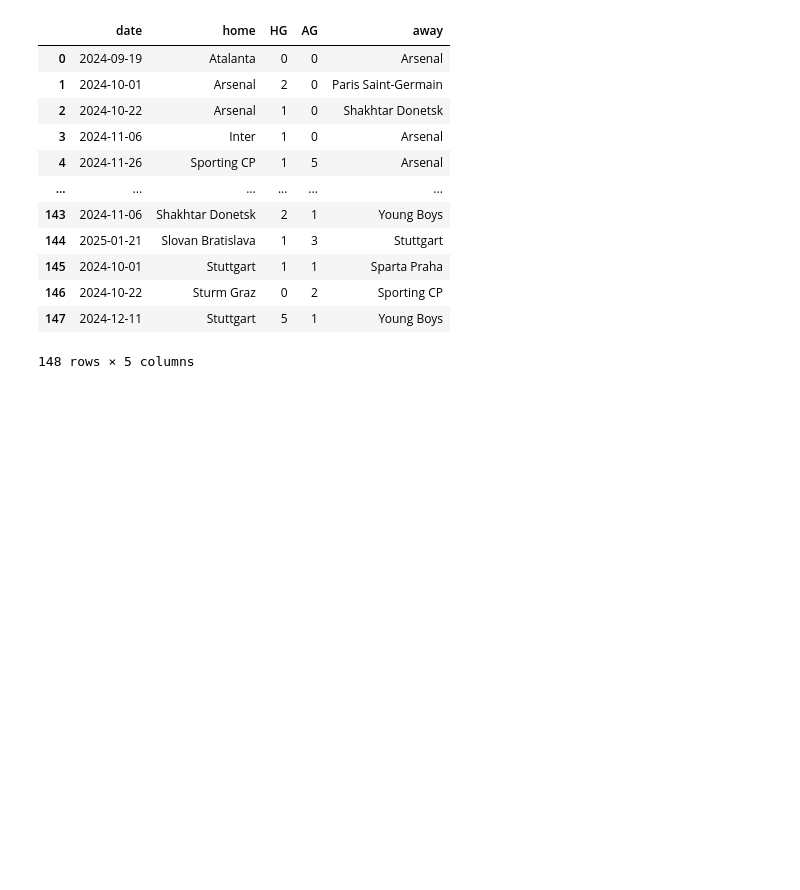
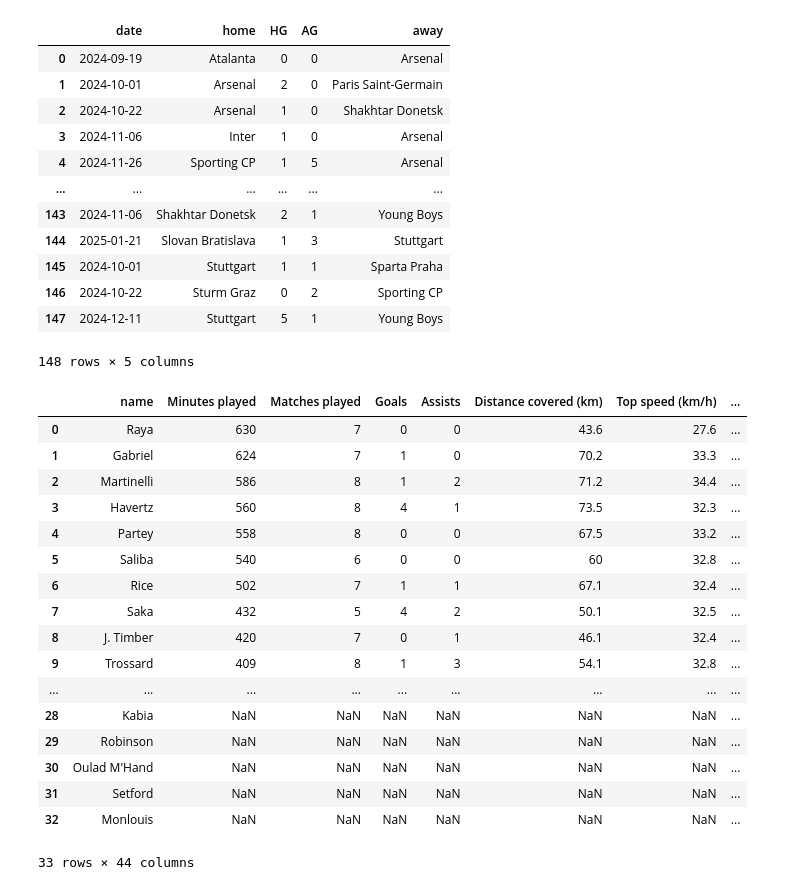
Before and after one commit to NikolaosTM/UCL2025, a Jupyter notebook: LeaguePhase/data/data_cleanup.ipynb, the cells around one changed output. Drawn from its saved outputs; the diff is of its cells as text; code cells hidden in the pictures; blank space fills up the shorter version.

Commit message:
added arsenal player data and scripted data cleanup applicable to other teams

```diff
--- a/LeaguePhase/data/data_cleanup.ipynb
+++ b/LeaguePhase/data/data_cleanup.ipynb
@@ -98,3 +98,49 @@ results
 | 146 | 2024-10-22 | Sturm Graz | 0 | 2 | Sporting CP |
 | 147 | 2024-12-11 | Stuttgart | 5 | 1 | Young Boys |
 148 rows × 5 columns
+# %%
+# players stats
+team = 'arsenal'
+col_names=['bad','name','team-position','Minutes played', 'Matches played', 'Goals', 'Assists', 'Distance covered (km)', 'Top speed (km/h)']
+keystats = pd.read_excel(f'uefa.com/players/{team}/keystats.xlsx',names=col_names).drop(0).drop(columns='bad')
+col_names=['bad','name','team-position','Assists','Corners taken','Offsides','Dribbles','Matches played']
+attack = pd.read_excel(f'uefa.com/players/{team}/attack.xlsx',names=col_names).drop(0).drop(columns=['bad','team-position','Matches played','Assists'])
+col_names=['bad','name','team-position','Total attempts','Attempts on target','Attempts off target','Blocked','Matches played']
+attempts = pd.read_excel(f'uefa.com/players/{team}/attempts.xlsx',names=col_names).drop(0).drop(columns=['bad','team-position','Matches played'])
+col_names=['bad','name','team-position','Balls recovered','Tackles','Tackles won','Tackles lost','Clearances attempted','Matches played']
+defend = pd.read_excel(f'uefa.com/players/{team}/defend.xlsx',names=col_names).drop(0).drop(columns=['bad','team-position','Matches played'])
+col_names=['bad','name','team-position','Fouls committed','Fouls suffered','Yellow cards','Red cards','Minutes played','Matches played']
+disciplinary = pd.read_excel(f'uefa.com/players/{team}/disciplinary.xlsx',names=col_names).drop(0).drop(columns=['bad','team-position','Matches played','Minutes played'])
+col_names=['bad','name','team-position','Passing accuracy (%)','Passes attempted','Passes completed','Crossing accuracy (%)','Crosses attempted','Crosses completed','Free-kicks taken','Matches played']
+distribution = pd.read_excel(f'uefa.com/players/{team}/distribution.xlsx',names=col_names).drop(0).drop(columns=['bad','team-position','Matches played'])
+col_names=['bad','name','team-position','Saves','Goals conceded','Saves from penalties','Clean sheets','Punches made','Matches played']
+goalkeeping = pd.read_excel(f'uefa.com/players/{team}/goalkeeping.xlsx',names=col_names).drop(0).drop(columns=['bad','team-position','Matches played'])
+col_names=['bad','name','team-position','Goals','Right foot','Left foot','Head','Other','Goals inside area','Goals outside area','Penalties scored','Matches played']
+goals = pd.read_excel(f'uefa.com/players/{team}/goals.xlsx',names=col_names).drop(0).drop(columns=['bad','team-position','Matches played','Goals'])
+team_df = keystats.merge(attack, on='name').merge(attempts, on='name').merge(defend, on='name').merge(disciplinary, on='name').merge(distribution, on='name').merge(goalkeeping, on='name').merge(goals, on='name')
+team_df[['team','position']] = team_df['team-position'].str.split(' - ', expand=True)
+team_df.drop(columns='team-position', inplace=True)
+# do i want to drop these?
+team_df.replace(to_replace='-',value=np.nan,inplace=True)
+team_df.to_csv(f'uefa.com/players/{team}/master.csv')
+# %%
+team_df
+# %% [output]
+|  | name | Minutes played | Matches played | Goals | Assists | Distance covered (km) | Top speed (km/h) | ... |
+| 0 | Raya | 630 | 7 | 0 | 0 | 43.6 | 27.6 | ... |
+| 1 | Gabriel | 624 | 7 | 1 | 0 | 70.2 | 33.3 | ... |
+| 2 | Martinelli | 586 | 8 | 1 | 2 | 71.2 | 34.4 | ... |
+| 3 | Havertz | 560 | 8 | 4 | 1 | 73.5 | 32.3 | ... |
+| 4 | Partey | 558 | 8 | 0 | 0 | 67.5 | 33.2 | ... |
+| 5 | Saliba | 540 | 6 | 0 | 0 | 60 | 32.8 | ... |
+| 6 | Rice | 502 | 7 | 1 | 1 | 67.1 | 32.4 | ... |
+| 7 | Saka | 432 | 5 | 4 | 2 | 50.1 | 32.5 | ... |
+| 8 | J. Timber | 420 | 7 | 0 | 1 | 46.1 | 32.4 | ... |
+| 9 | Trossard | 409 | 8 | 1 | 3 | 54.1 | 32.8 | ... |
+| ... | ... | ... | ... | ... | ... | ... | ... | ... |
+| 28 | Kabia | NaN | NaN | NaN | NaN | NaN | NaN | ... |
+| 29 | Robinson | NaN | NaN | NaN | NaN | NaN | NaN | ... |
+| 30 | Oulad M'Hand | NaN | NaN | NaN | NaN | NaN | NaN | ... |
+| 31 | Setford | NaN | NaN | NaN | NaN | NaN | NaN | ... |
+| 32 | Monlouis | NaN | NaN | NaN | NaN | NaN | NaN | ... |
+33 rows × 44 columns
```
Also changed, not shown: 9 other files.
